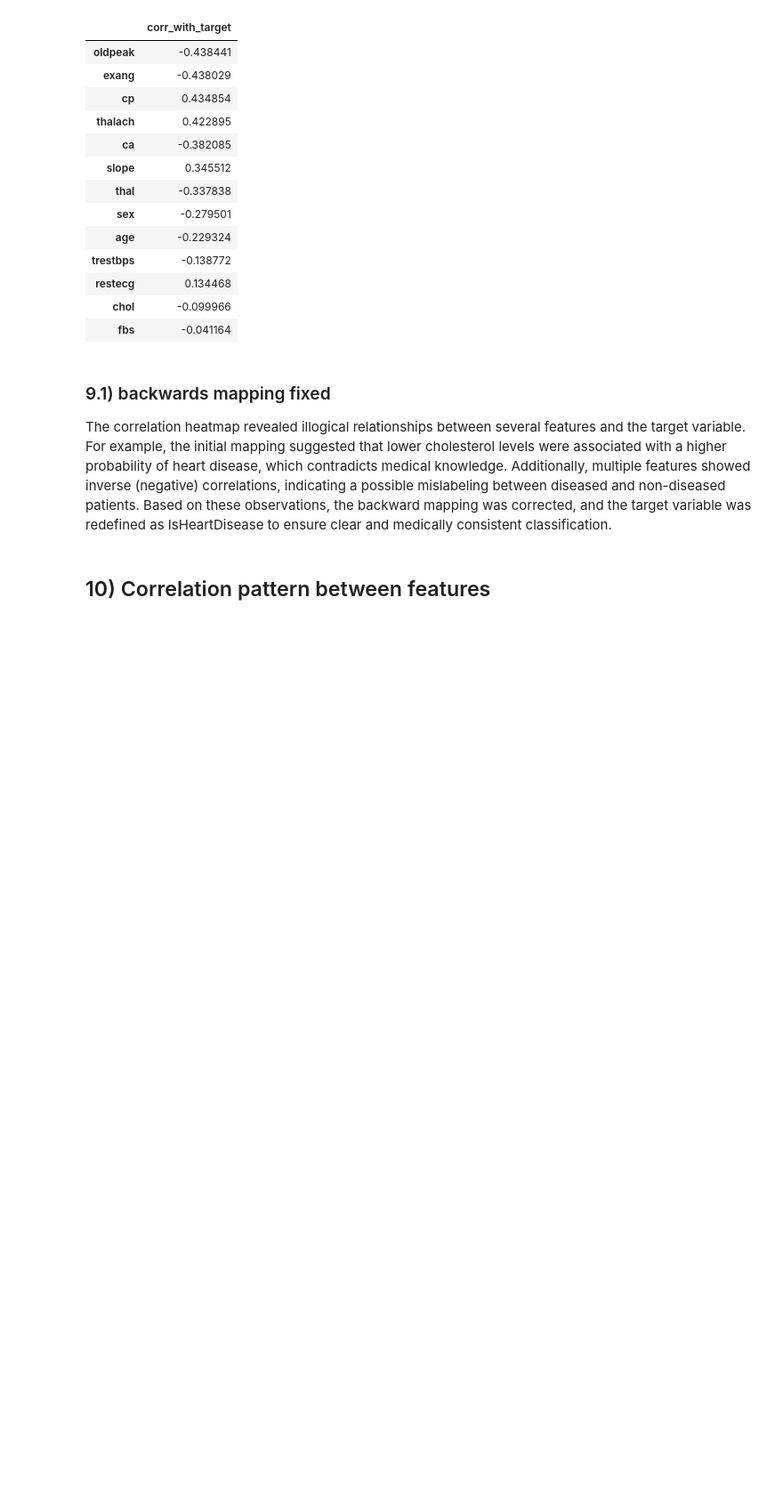
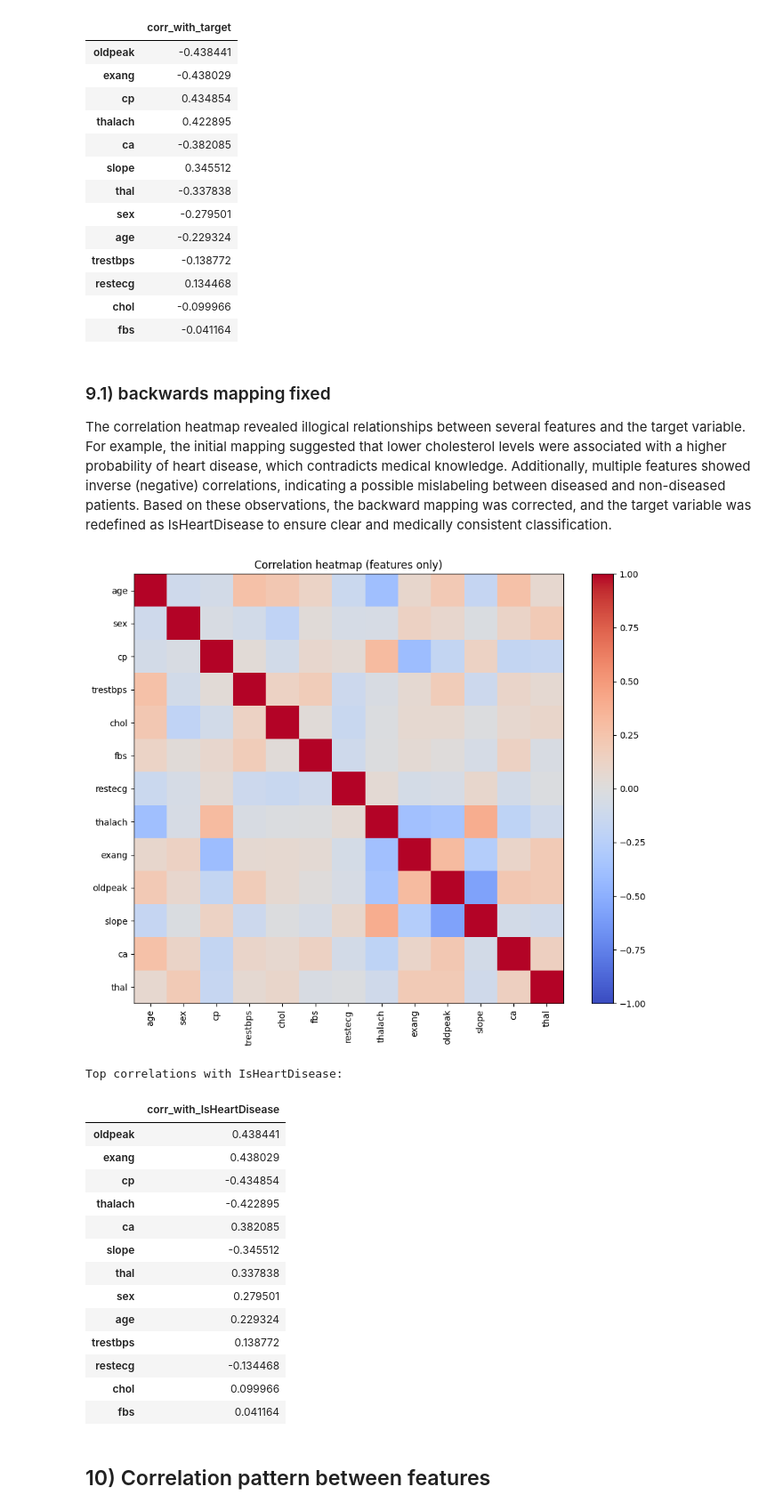
Before and after one commit to Janau00/SWE485-Project-Group9, a Jupyter notebook: Phase1_Data_Exploration.ipynb, the cells around one changed output. Shown at 89% size. Drawn from its saved outputs; the diff is of its cells as text; code cells hidden in the pictures; blank space fills up the shorter version.

```diff
--- a/Phase1_Data_Exploration.ipynb
+++ b/Phase1_Data_Exploration.ipynb
@@ -303,44 +296,56 @@ Additionally, multiple features showed inverse (negative) correlations, indicati
 # %%
 import numpy as np
 import matplotlib.pyplot as plt
 
-cleaned_df = df.copy()
+CorrectMapping_df = df.copy()
 
 # Map target: 0 = disease, 1 = no disease  →  IsHeartDisease: 1 = disease, 0 = no disease
-cleaned_df["IsHeartDisease"] = (cleaned_df["target"] == 0).astype(int)
+CorrectMapping_df["IsHeartDisease"] = (CorrectMapping_df["target"] == 0).astype(int)
 
 # drop old target columns to avoid confusion
-cleaned_df.drop(columns=["target"], inplace=True)
+CorrectMapping_df.drop(columns=["target"], inplace=True)
 
-display(
-    cleaned_df.groupby("IsHeartDisease")[["oldpeak", "exang", "thalach", "chol", "age"]].mean())
-
-corr = cleaned_df.select_dtypes(include=[np.number]).corr()
-
+# validate correct correlations with isHeaIsHeartDisease clasification attribute
+corr = CorrectMapping_df.select_dtypes(include=[np.number]).corr()
 corr_features = corr.drop(index="IsHeartDisease", columns="IsHeartDisease")
 
 plt.figure(figsize=(10,8))
 plt.imshow(corr_features.values, cmap="coolwarm", vmin=-1, vmax=1)
 plt.colorbar()
-
 plt.xticks(range(len(corr_features.columns)), corr_features.columns, rotation=90)
 plt.yticks(range(len(corr_features.columns)), corr_features.columns)
-
 plt.title("Correlation heatmap (features only)")
 plt.tight_layout()
 plt.show()
 
 # Show top correlations
 target_corr = (
-    cleaned_df
+    CorrectMapping_df
     .select_dtypes(include=[np.number])
     .corr()["IsHeartDisease"]
     .drop("IsHeartDisease")
     .sort_values(key=lambda s: s.abs(), ascending=False)
 )
 
 print("Top correlations with IsHeartDisease:")
-display(target_corr.to_frame("corr_with_target"))
+display(target_corr.to_frame("corr_with_IsHeartDisease"))
+# %% [output]
+[figure, added]
+Top correlations with IsHeartDisease:
+|  | corr_with_IsHeartDisease |
+| oldpeak | 0.438441 |
+| exang | 0.438029 |
+| cp | -0.434854 |
+| thalach | -0.422895 |
+| ca | 0.382085 |
+| slope | -0.345512 |
+| thal | 0.337838 |
+| sex | 0.279501 |
+| age | 0.229324 |
+| trestbps | 0.138772 |
+| restecg | -0.134468 |
+| chol | 0.099966 |
+| fbs | 0.041164 |
 # %% [markdown]
 ## 10) Correlation pattern between features
 # %% [markdown]
```
Also changed, not shown: parts of 19 cells of this notebook.
